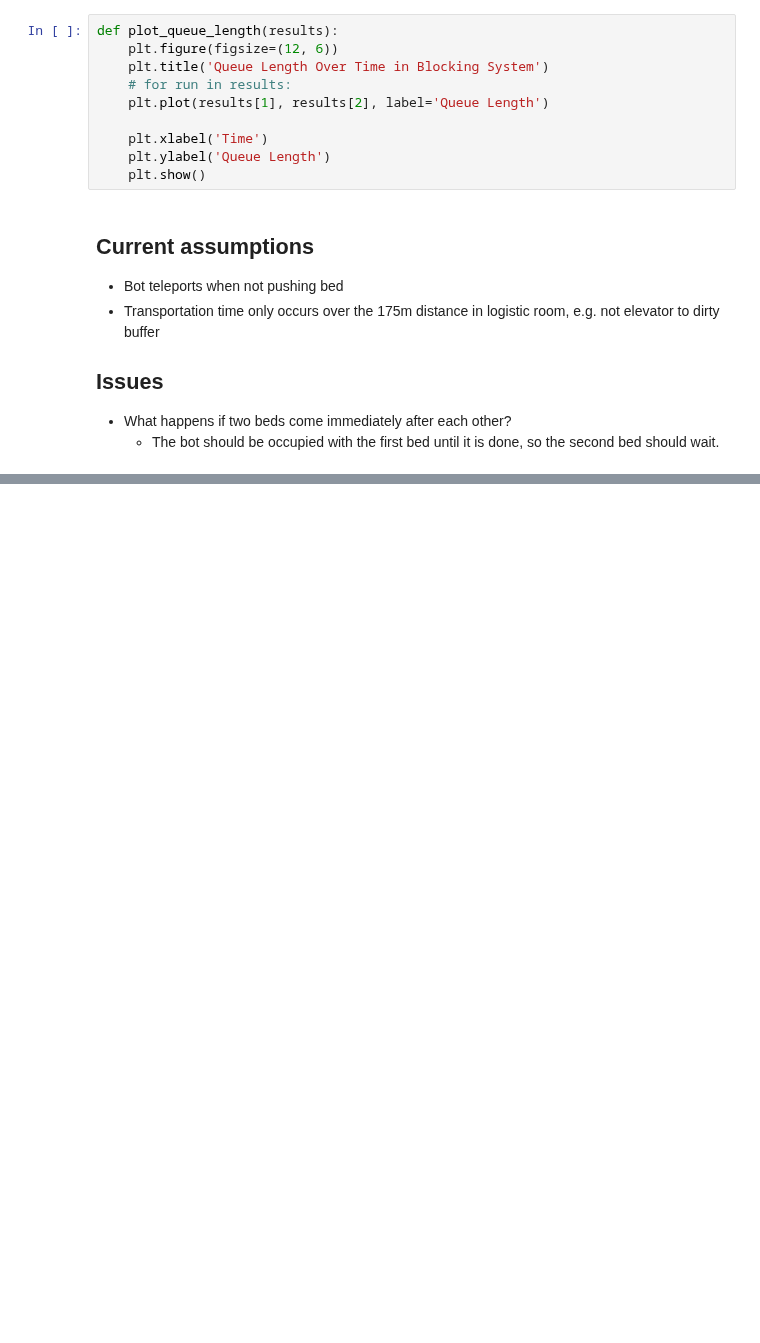
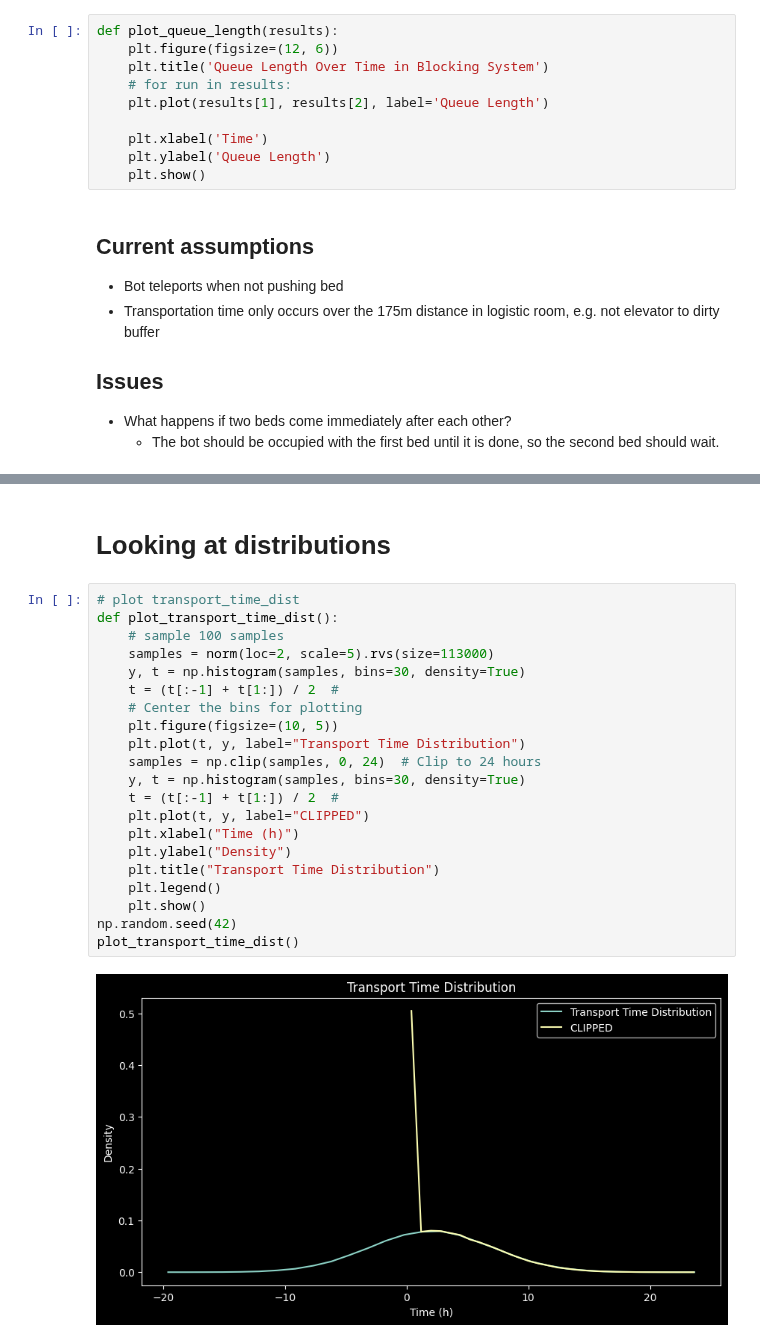
Before and after one commit to AntonJorg/stochastic_simulation, a Jupyter notebook: project2/initial_brainstorm.ipynb, the cells around one changed output, grey strips where cells are left out. Cells and saved outputs as stored; diff of their text form; blank space fills up the shorter version.

```diff
--- a/project2/initial_brainstorm.ipynb
+++ b/project2/initial_brainstorm.ipynb
@@ -188,0 +231,25 @@ plot_queue_length(results)
+# %% [markdown]
+# Looking at distributions
+# %%
+# plot transport_time_dist
+def plot_transport_time_dist():
+    # sample 100 samples
+    samples = norm(loc=2, scale=5).rvs(size=113000)
+    y, t = np.histogram(samples, bins=30, density=True)
+    t = (t[:-1] + t[1:]) / 2  #
+    # Center the bins for plotting
+    plt.figure(figsize=(10, 5))
+    plt.plot(t, y, label="Transport Time Distribution")
+    samples = np.clip(samples, 0, 24)  # Clip to 24 hours
+    y, t = np.histogram(samples, bins=30, density=True)
+    t = (t[:-1] + t[1:]) / 2  #
+    plt.plot(t, y, label="CLIPPED")
+    plt.xlabel("Time (h)")
+    plt.ylabel("Density")
+    plt.title("Transport Time Distribution")
+    plt.legend()
+    plt.show()
+np.random.seed(42)
+plot_transport_time_dist()
+# %% [output]
+[figure, added]
```
Also changed, not shown: parts of 4 cells of this notebook, 1 other file.
